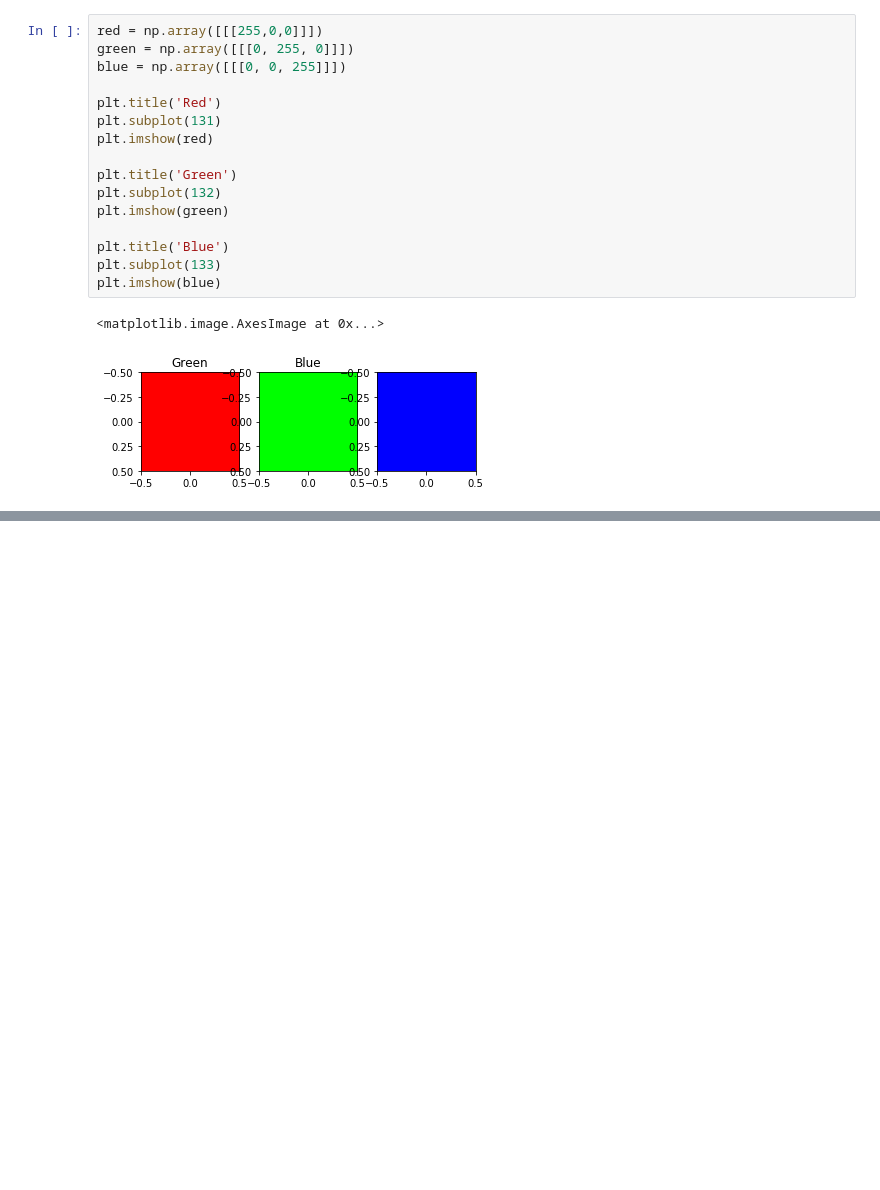
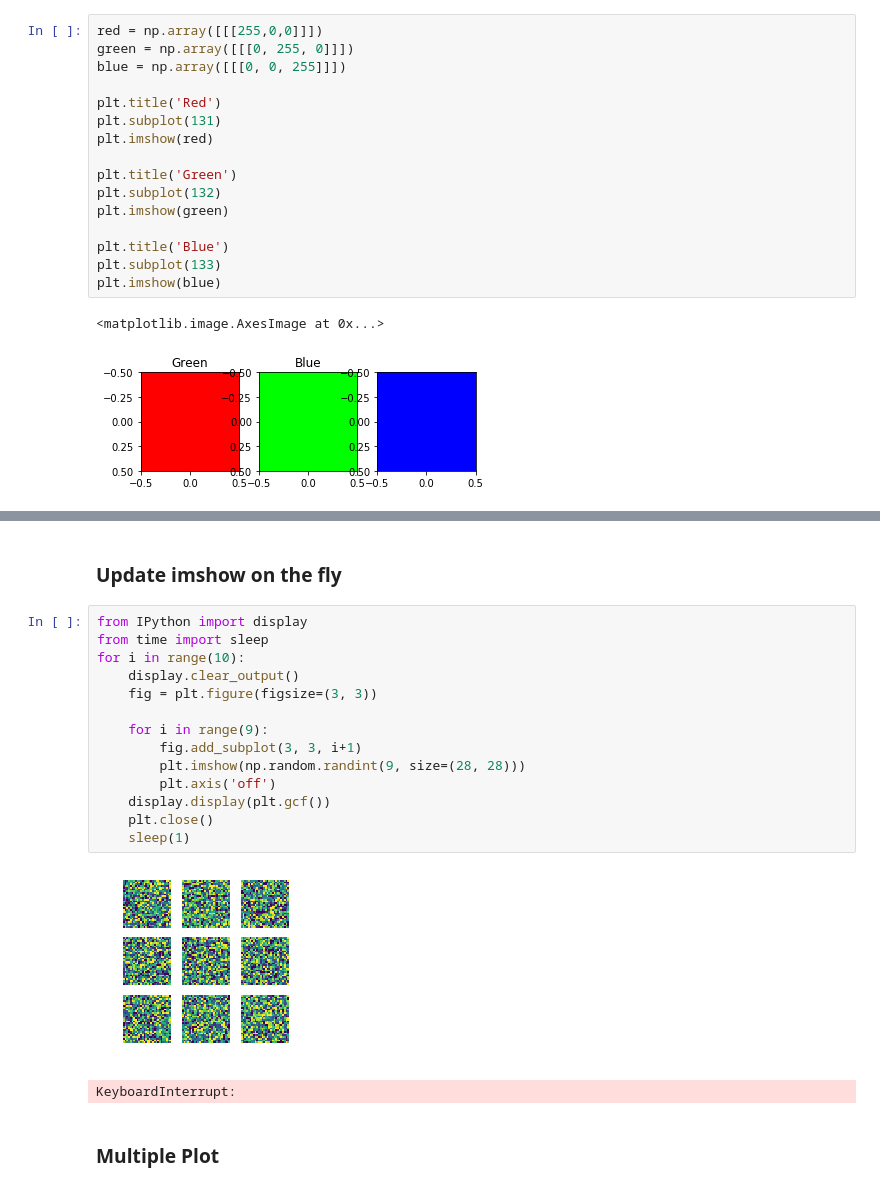
Before and after one commit to exitudio/research-ai, a Jupyter notebook: doc/matplot.ipynb, the cells around one changed output, grey strips where cells are left out. Cells and saved outputs as stored; diff of their text form; blank space fills up the shorter version.

```diff
--- a/doc/matplot.ipynb
+++ b/doc/matplot.ipynb
@@ -69,0 +85,21 @@ plt.imshow(blue)
+# %% [markdown]
+### Update imshow on the fly
+# %%
+from IPython import display
+from time import sleep
+for i in range(10):
+    display.clear_output()
+    fig = plt.figure(figsize=(3, 3))
+
+    for i in range(9):
+        fig.add_subplot(3, 3, i+1)
+        plt.imshow(np.random.randint(9, size=(28, 28)))
+        plt.axis('off')
+    display.display(plt.gcf())
+    plt.close()
+    sleep(1)
+# %% [output]
+[figure, added]
+KeyboardInterrupt:
+# %% [markdown]
+### Multiple Plot
```
Also changed, not shown: parts of 4 cells of this notebook, 17 other files.
